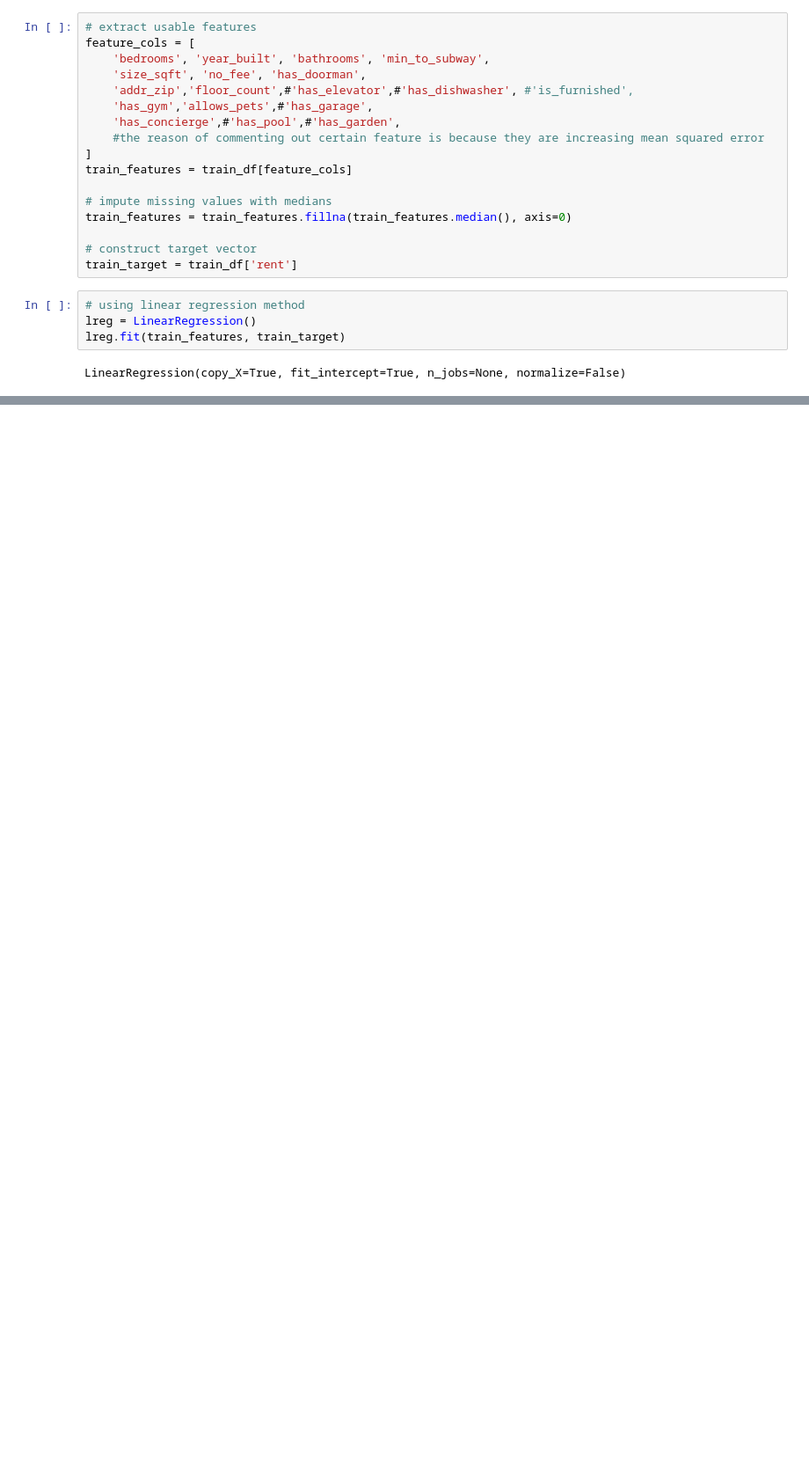
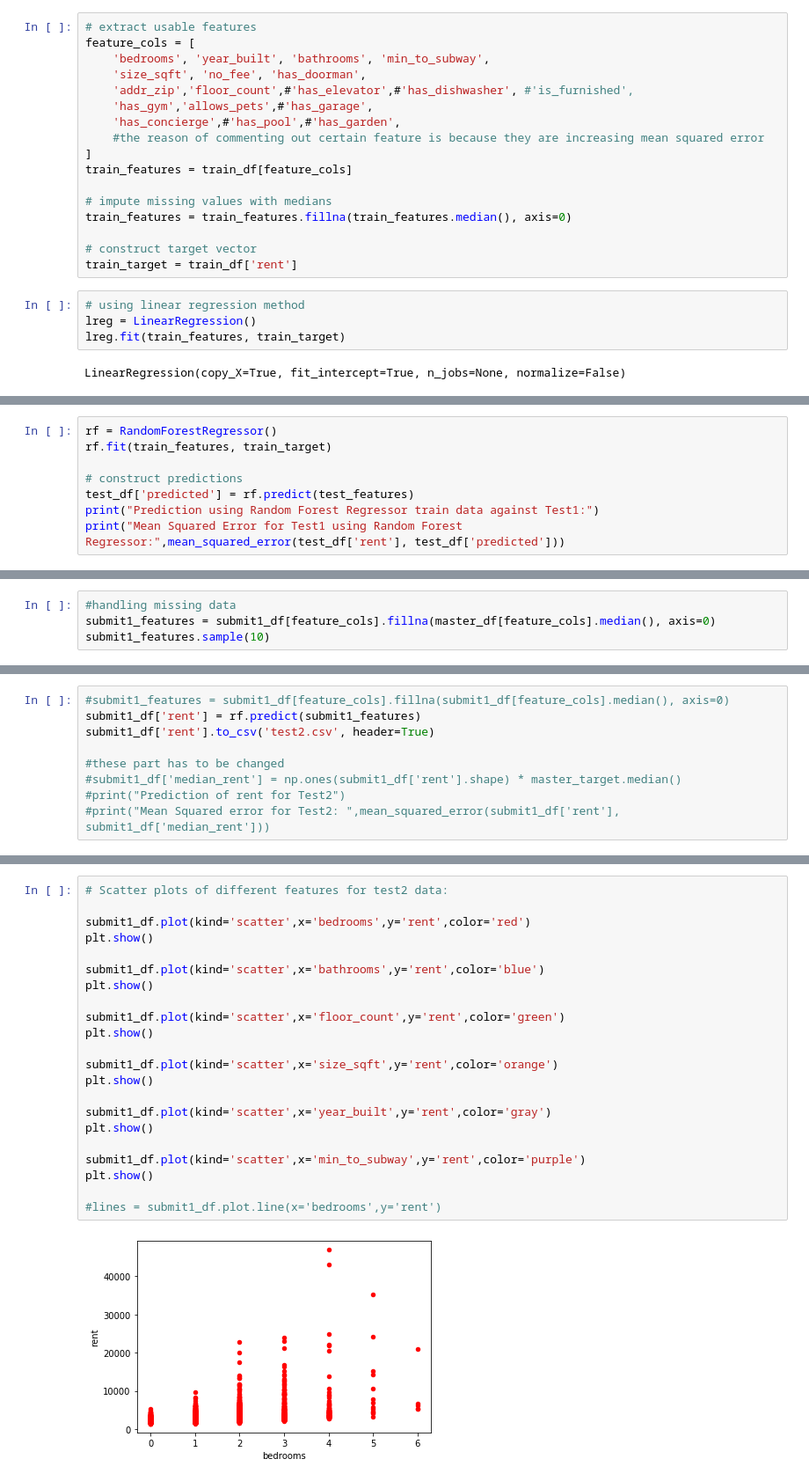
Before and after one commit to hislam000/CSC-599.70-Course-Project, a Jupyter notebook: Final_Project.ipynb, the cells around one changed output, grey strips where cells are left out. Shown at 88% size. Saved outputs shown, nothing was run; the diff lists cells and outputs as text; blank space fills up the shorter version.

```diff
--- a/Final_Project.ipynb
+++ b/Final_Project.ipynb
@@ -58,0 +75,8 @@ LinearRegression(copy_X=True, fit_intercept=True, n_jobs=None, normalize=False)
+# %%
+rf = RandomForestRegressor()
+rf.fit(train_features, train_target)
+
+# construct predictions
+test_df['predicted'] = rf.predict(test_features)
+print("Prediction using Random Forest Regressor train data against Test1:")
+print("Mean Squared Error for Test1 using Random Forest Regressor:",mean_squared_error(test_df['rent'], test_df['predicted']))
@@ -58,0 +105,4 @@ LinearRegression(copy_X=True, fit_intercept=True, n_jobs=None, normalize=False)
+# %%
+#handling missing data
+submit1_features = submit1_df[feature_cols].fillna(master_df[feature_cols].median(), axis=0)
+submit1_features.sample(10)
@@ -58,0 +122,9 @@ LinearRegression(copy_X=True, fit_intercept=True, n_jobs=None, normalize=False)
+# %%
+#submit1_features = submit1_df[feature_cols].fillna(submit1_df[feature_cols].median(), axis=0)
+submit1_df['rent'] = rf.predict(submit1_features)
+submit1_df['rent'].to_csv('test2.csv', header=True)
+
+#these part has to be changed
+#submit1_df['median_rent'] = np.ones(submit1_df['rent'].shape) * master_target.median()
+#print("Prediction of rent for Test2")
+#print("Mean Squared error for Test2: ",mean_squared_error(submit1_df['rent'], submit1_df['median_rent']))
@@ -58,0 +146,24 @@ LinearRegression(copy_X=True, fit_intercept=True, n_jobs=None, normalize=False)
+# %%
+# Scatter plots of different features for test2 data:
+
+submit1_df.plot(kind='scatter',x='bedrooms',y='rent',color='red')
+plt.show()
+
+submit1_df.plot(kind='scatter',x='bathrooms',y='rent',color='blue')
+plt.show()
+
+submit1_df.plot(kind='scatter',x='floor_count',y='rent',color='green')
+plt.show()
+
+submit1_df.plot(kind='scatter',x='size_sqft',y='rent',color='orange')
+plt.show()
+
+submit1_df.plot(kind='scatter',x='year_built',y='rent',color='gray')
+plt.show()
+
+submit1_df.plot(kind='scatter',x='min_to_subway',y='rent',color='purple')
+plt.show()
+
+#lines = submit1_df.plot.line(x='bedrooms',y='rent')
+# %% [output]
+[figure, added]
```
Also changed, not shown: parts of 13 cells of this notebook.
